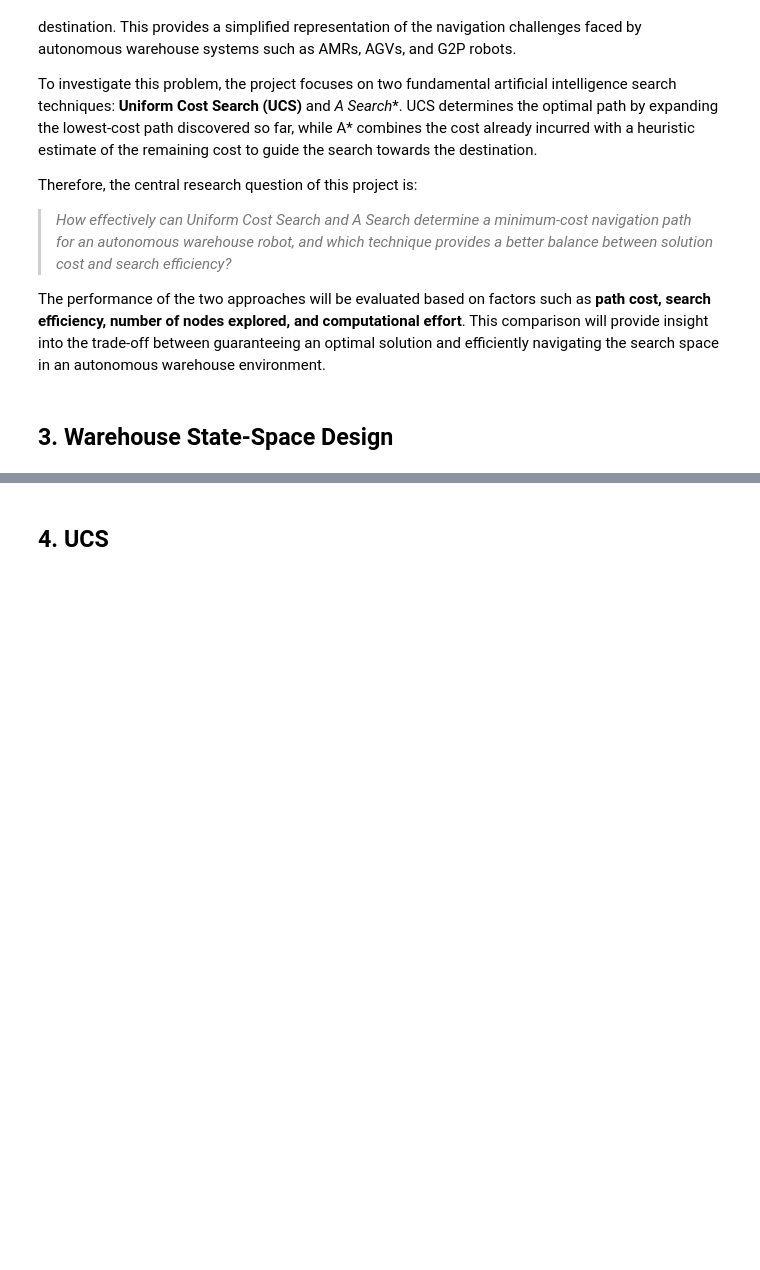
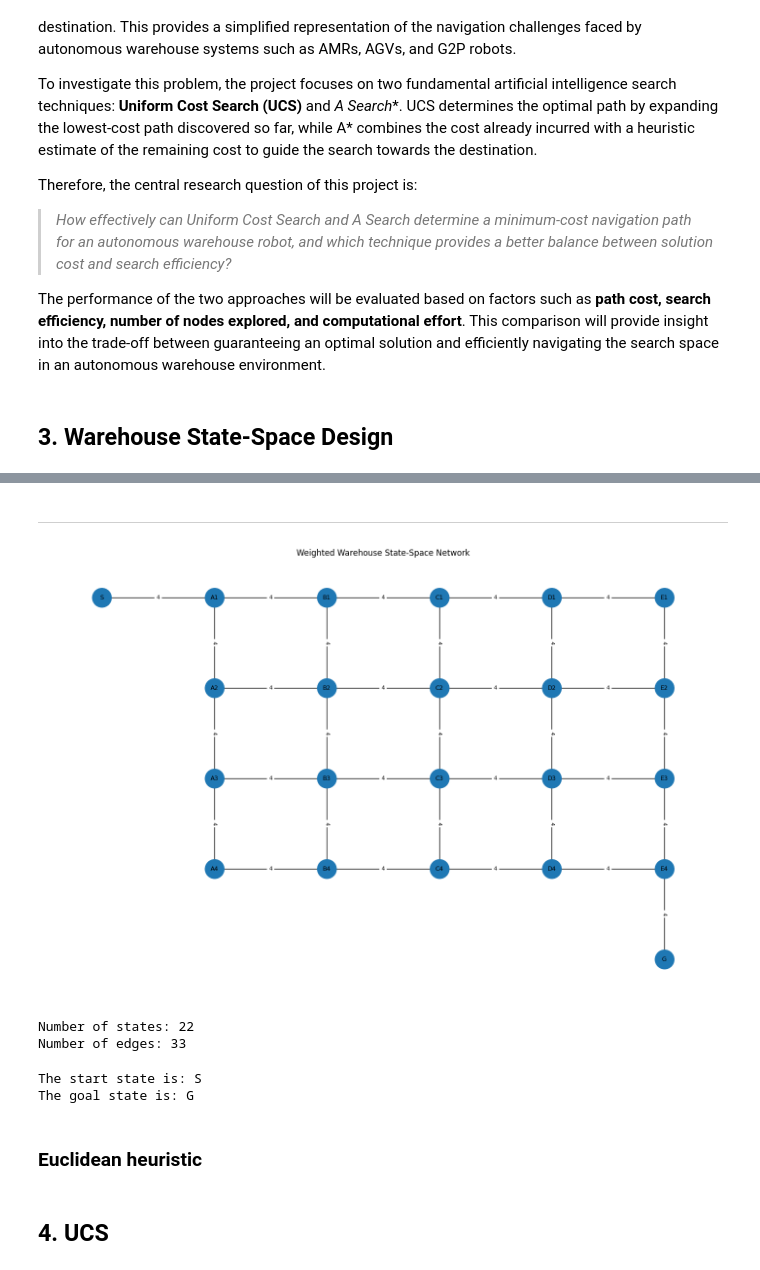
Before and after one commit to Anish-lab455/42172-Introduction-to-Artificial-Intelligence, a Jupyter notebook: Assignments/Assignment 1/Example 1.ipynb, the cells around one changed output, grey strips where cells are left out. Drawn from its saved outputs; the diff is of its cells as text; code cells hidden in the pictures; blank space fills up the shorter version.

```diff
--- a/Assignments/Assignment 1/Example 1.ipynb
+++ b/Assignments/Assignment 1/Example 1.ipynb
@@ -32,0 +179,2 @@ The performance of the two approaches will be evaluated based on factors such as
+# %% [markdown]
+-------------------
@@ -33,3 +275,48 @@ The performance of the two approaches will be evaluated based on factors such as
+# %%
+plt.figure(figsize=(14, 9))
+
+nx.draw(
+    G,
+    cities,
+    with_labels=True,
+    node_size=800,
+    font_size=9
+)
+
+edge_labels = nx.get_edge_attributes(G, 'weight')
+
+nx.draw_networkx_edge_labels(
+    G,
+    cities,
+    edge_labels=edge_labels,
+    font_size=8
+)
+
+plt.title("Weighted Warehouse State-Space Network")
+plt.axis("off")
+plt.show()
+# %% [output]
+[figure, added]
+# %%
+print("Number of states:", len(G.nodes))
+print("Number of edges:", len(G.edges))
+# %% [output]
+Number of states: 22
+Number of edges: 33
+# %%
+# Define the initial state and the destination state
+# for the warehouse navigation problem.
+
+source = 'S'
+goal = 'G'
+
+print('The start state is: {}'.format(source))
+print('The goal state is: {}'.format(goal))
+# %% [output]
+The start state is: S
+The goal state is: G
+# %% [markdown]
+### Euclidean heuristic
 # %% [markdown]
 ## 4. UCS
 # %% [markdown]
```
Also changed, not shown: parts of 7 cells of this notebook.
